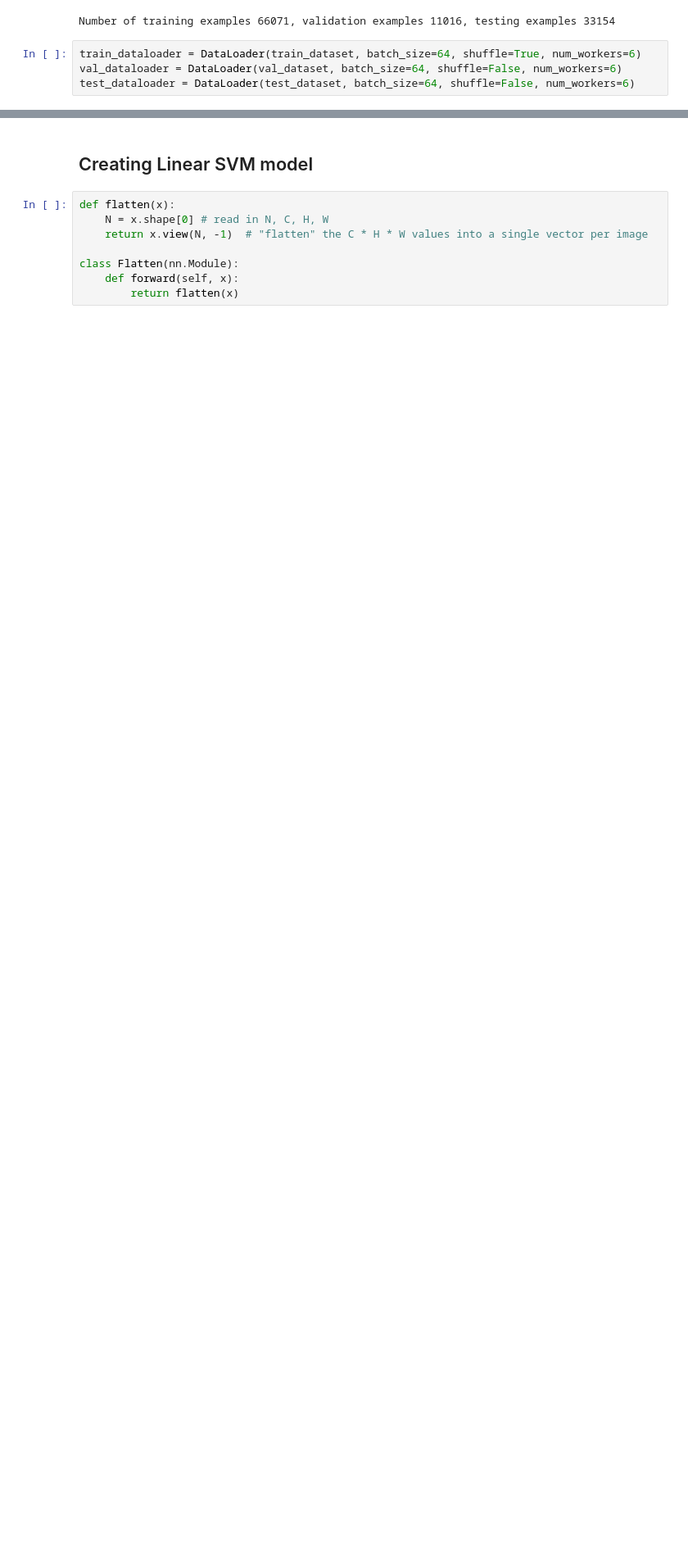
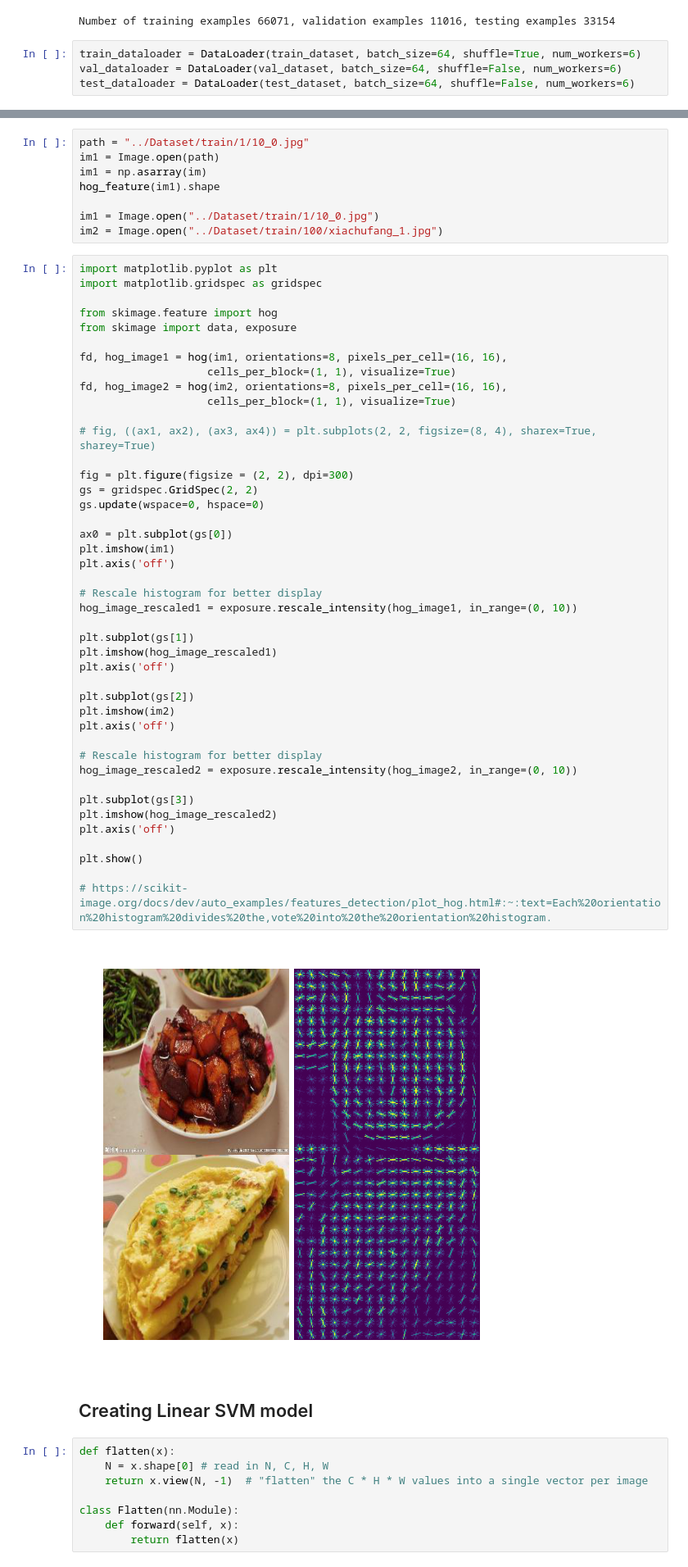
Before and after one commit to VivekShankar/CS231N_FinalProject, a Jupyter notebook: food_classification/linear_baseline.ipynb, the cells around one changed output, grey strips where cells are left out. Shown at 82% size. Cells and saved outputs as stored; diff of their text form; blank space fills up the shorter version.

Commit message:
Update graphs/visualizations in food classification notebooks for the final paper

```diff
--- a/food_classification/linear_baseline.ipynb
+++ b/food_classification/linear_baseline.ipynb
@@ -116,3 +123,56 @@ def flatten(x):
+# %%
+path = "../Dataset/train/1/10_0.jpg"
+im1 = Image.open(path)
+im1 = np.asarray(im)
+hog_feature(im1).shape
+
+im1 = Image.open("../Dataset/train/1/10_0.jpg")
+im2 = Image.open("../Dataset/train/100/xiachufang_1.jpg")
+# %%
+import matplotlib.pyplot as plt
+import matplotlib.gridspec as gridspec
+
+from skimage.feature import hog
+from skimage import data, exposure
+
+fd, hog_image1 = hog(im1, orientations=8, pixels_per_cell=(16, 16),
+                    cells_per_block=(1, 1), visualize=True)
+fd, hog_image2 = hog(im2, orientations=8, pixels_per_cell=(16, 16),
+                    cells_per_block=(1, 1), visualize=True)
+
+# fig, ((ax1, ax2), (ax3, ax4)) = plt.subplots(2, 2, figsize=(8, 4), sharex=True, sharey=True)
+
+fig = plt.figure(figsize = (2, 2), dpi=300)
+gs = gridspec.GridSpec(2, 2)
+gs.update(wspace=0, hspace=0)
+
+ax0 = plt.subplot(gs[0])
+plt.imshow(im1)
+plt.axis('off')
+
+# Rescale histogram for better display
+hog_image_rescaled1 = exposure.rescale_intensity(hog_image1, in_range=(0, 10))
+
+plt.subplot(gs[1])
+plt.imshow(hog_image_rescaled1)
+plt.axis('off')
+
+plt.subplot(gs[2])
+plt.imshow(im2)
+plt.axis('off')
+
+# Rescale histogram for better display
+hog_image_rescaled2 = exposure.rescale_intensity(hog_image2, in_range=(0, 10))
+
+plt.subplot(gs[3])
+plt.imshow(hog_image_rescaled2)
+plt.axis('off')
+
+plt.show()
+
+# https://scikit-image.org/docs/dev/auto_examples/features_detection/plot_hog.html#:~:text=Each%20orientation%20histogram%20divides%20the,vote%20into%20the%20orientation%20histogram.
+# %% [output]
+[figure, added]
 # %% [markdown]
 ## Creating Linear SVM model
 # %%
```
Also changed, not shown: parts of 2 cells of this notebook, 2 other files.
